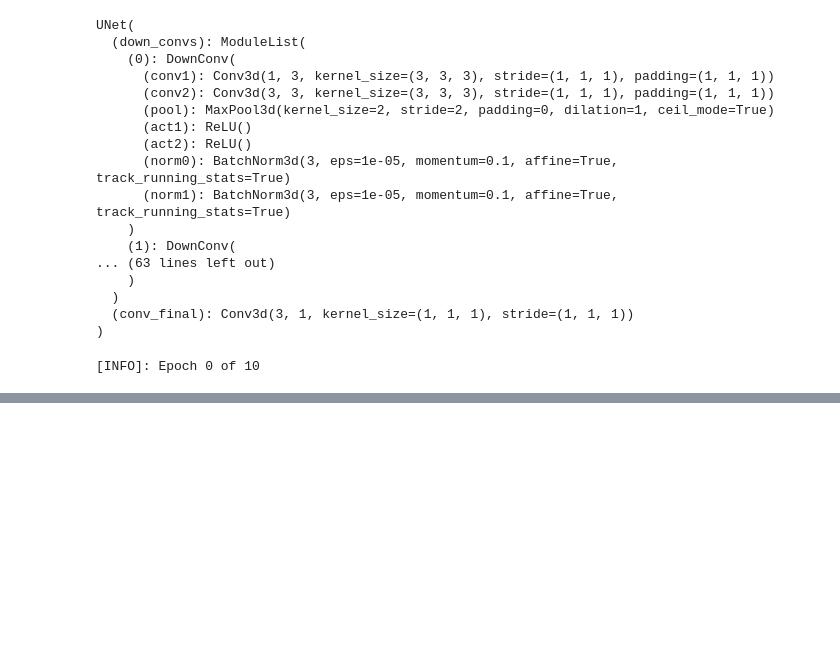
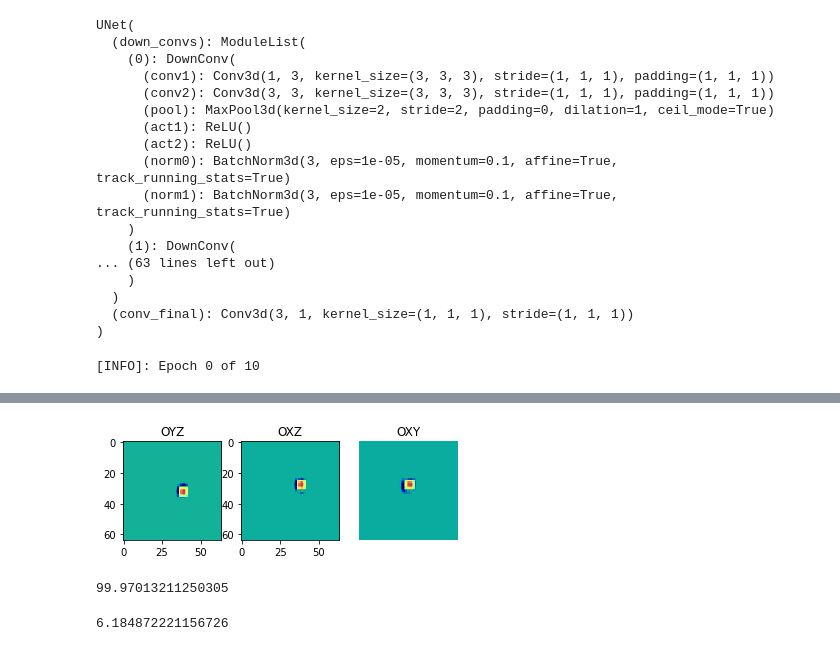
Before and after one commit to ryabovasasha08/US_3D_needle_detection, a Jupyter notebook: main.ipynb, the cells around one changed output, grey strips where cells are left out. Saved outputs shown, nothing was run; the diff lists cells and outputs as text; code cells hidden in the pictures; blank space fills up the shorter version.

```diff
--- a/main.ipynb
+++ b/main.ipynb
@@ -517,0 +538,32 @@ training_losses, validation_losses, lr_rates = trainer.run_trainer()
+# %%
+from models.unet import UNet
+from torch import optim
+
+
+model = UNet(out_channels = 1, n_blocks=UNET_DEPTH, start_filts = UNET_START_FILTERS)
+optimizer = optim.Adam(model.parameters()) #optim.RMSprop(model.parameters(),lr=INIT_LR, weight_decay=WEIGHT_DECAY, momentum=MOMENTUM, foreach=True)
+
+model.load_state_dict(state['model_state_dict'])
+optimizer.load_state_dict(state['optimizer_state_dict'])
+# %%
+sample_batched = next(iter(test_dataloader))
+# %%
+model = model.to(device)
+# %%
+input, target = sample_batched['image'].to(device), sample_batched['mask'].to(device)  # send to device (GPU or CPU)
+out = model(input)  # one forward pass
+# %%
+from utils.save_model_utils import save_sample_mask
+save_sample_mask(100, 0, out[0], target[0], save = False)
+# %% [output]
+[figure, added]
+# %%
+from utils.accuracies import get_central_pixel_distance, get_pixel_accuracy_percent
+
+get_pixel_accuracy_percent(out, target)
+# %% [output]
+99.97013211250305
+# %%
+get_central_pixel_distance(out, sample_batched['label'].to(device))
+# %% [output]
+6.184872221156726
```
Also changed, not shown: parts of 5 cells of this notebook, 4 other files.
